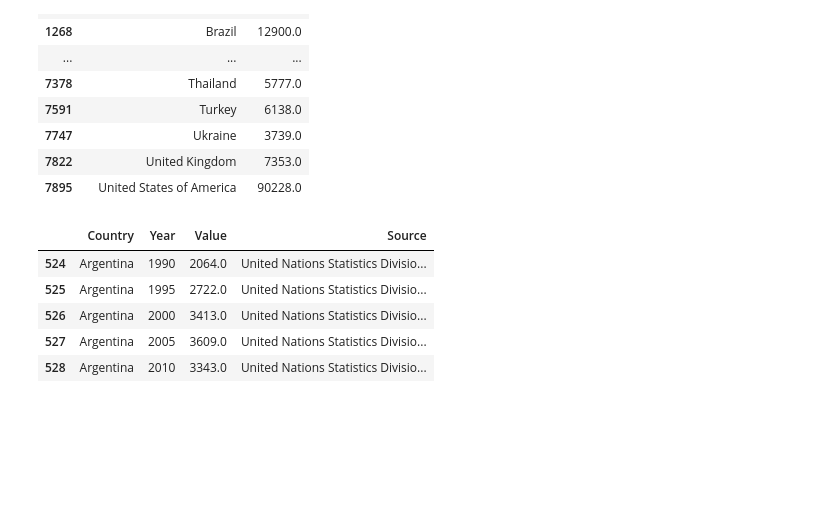
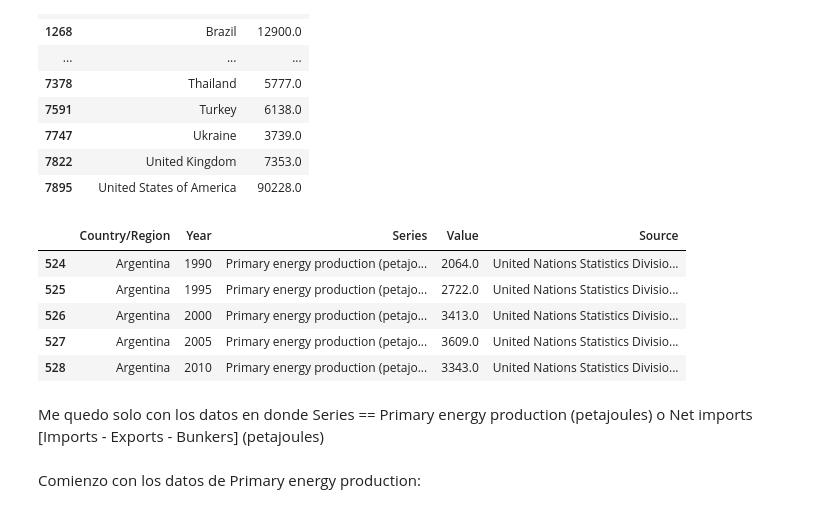
Before and after one commit to etorriglia/Programacion_Python_II, a Jupyter notebook: Clases 3 y 4/Practico_semana_3.ipynb, the cells around one changed output. Cells and saved outputs as stored; diff of their text form; code cells hidden in the pictures; blank space fills up the shorter version.

```diff
--- a/Clases 3 y 4/Practico_semana_3.ipynb
+++ b/Clases 3 y 4/Practico_semana_3.ipynb
@@ -97,12 +98,15 @@ display(outliers[['Country/Region', 'Value']])
 | 7822 | United Kingdom | 7353.0 |
 | 7895 | United States of America | 90228.0 |
 # %%
-df_countries= df[df['Country'].isin(['Uruguay', 'Argentina', 'Chile', 'Spain', 'Indonesia', 'South Africa', 'New Zealand'])]
+countries= ['Argentina', 'Chile', 'Indonesia', 'New Zealand', 'South Africa', 'Spain', 'Uruguay']
+df_countries= df[df['Country/Region'].isin(countries)]
 df_countries.head()
 # %% [output]
-|  | Country | Year | Value | Source |
-| 524 | Argentina | 1990 | 2064.0 | United Nations Statistics Divisio... |
-| 525 | Argentina | 1995 | 2722.0 | United Nations Statistics Divisio... |
-| 526 | Argentina | 2000 | 3413.0 | United Nations Statistics Divisio... |
-| 527 | Argentina | 2005 | 3609.0 | United Nations Statistics Divisio... |
-| 528 | Argentina | 2010 | 3343.0 | United Nations Statistics Divisio... |
+|  | Country/Region | Year | Series | Value | Source |
+| 524 | Argentina | 1990 | Primary energy production (petajo... | 2064.0 | United Nations Statistics Divisio... |
+| 525 | Argentina | 1995 | Primary energy production (petajo... | 2722.0 | United Nations Statistics Divisio... |
+| 526 | Argentina | 2000 | Primary energy production (petajo... | 3413.0 | United Nations Statistics Divisio... |
+| 527 | Argentina | 2005 | Primary energy production (petajo... | 3609.0 | United Nations Statistics Divisio... |
+| 528 | Argentina | 2010 | Primary energy production (petajo... | 3343.0 | United Nations Statistics Divisio... |
+# %% [markdown]
+Me quedo solo con los datos en donde Series == Primary energy production (petajoules) o Net imports [Imports - Exports - Bunkers] (petajoules)
@@ -108,0 +116,2 @@ df_countries.head()
+# %% [markdown]
+Comienzo con los datos de Primary energy production:
```
Also changed, not shown: parts of 15 cells of this notebook.
